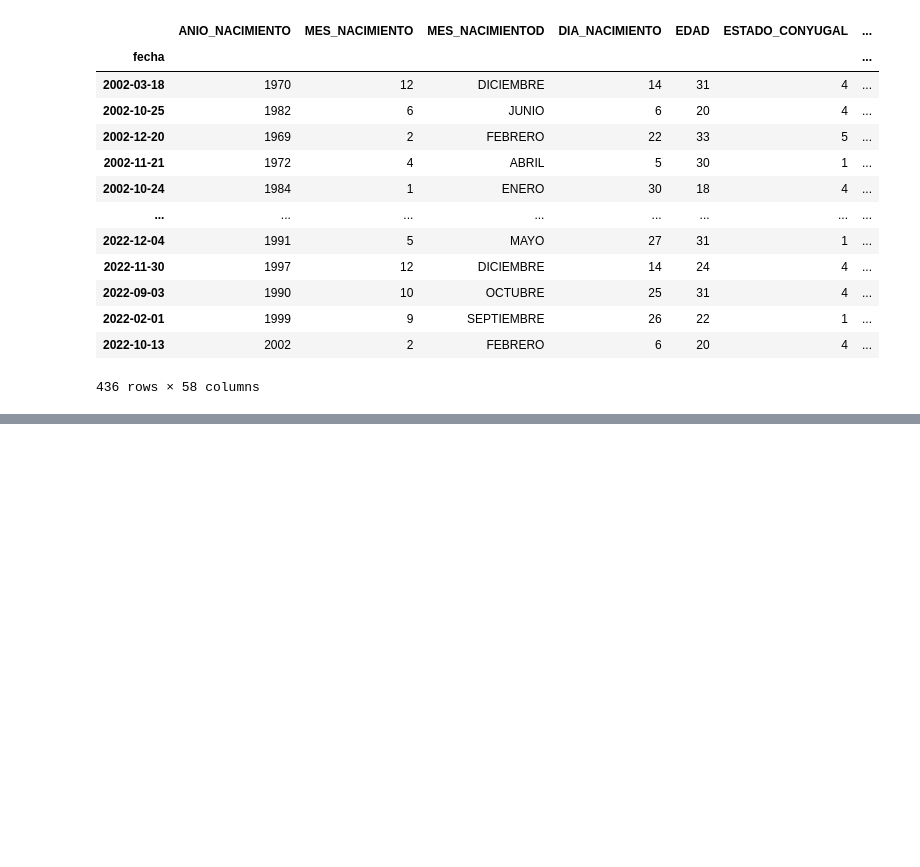
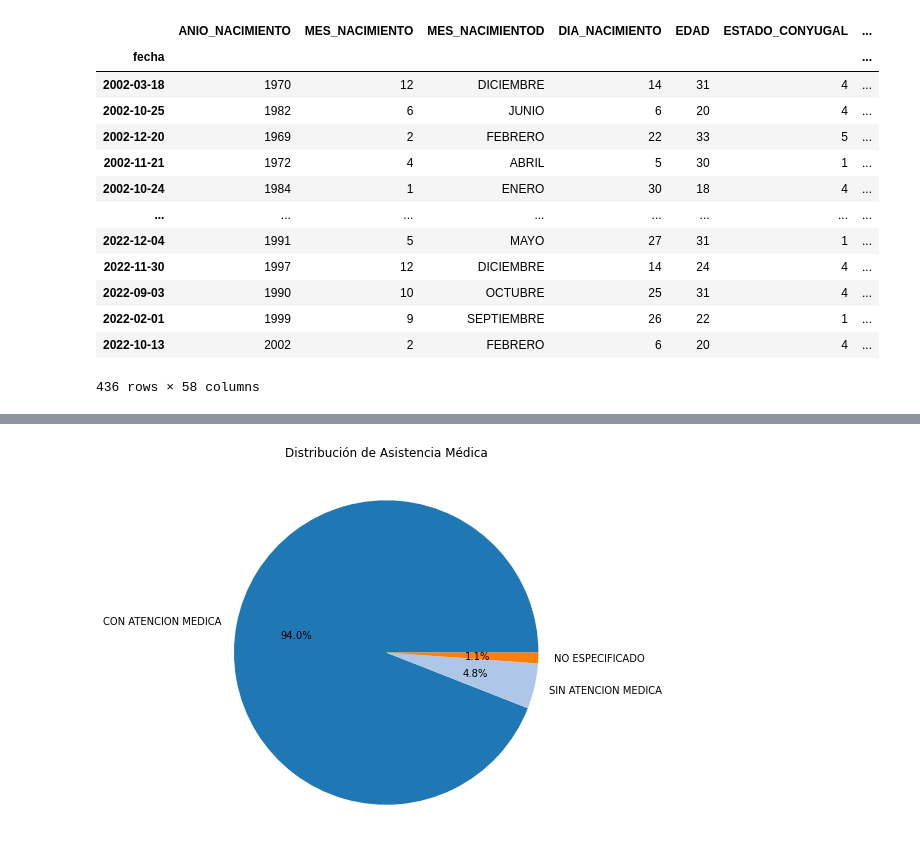
Before and after one commit to JoelPerezD/analisisPandas, a Jupyter notebook: analisis_mortalidadMaterna.ipynb, the cells around one changed output, grey strips where cells are left out. Saved outputs shown, nothing was run; the diff lists cells and outputs as text; code cells hidden in the pictures; blank space fills up the shorter version.

```diff
--- a/analisis_mortalidadMaterna.ipynb
+++ b/analisis_mortalidadMaterna.ipynb
@@ -86,0 +119,10 @@ sonora
+# %%
+conteo_asistencia = sonora['ASISTENCIA_MEDICAD'].value_counts()
+etiquetas = conteo_asistencia.index
+tamaños = conteo_asistencia.values
+plt.figure(figsize=(10, 7))
+plt.pie(tamaños, labels=etiquetas, autopct='%1.1f%%', colors=plt.get_cmap('tab20')(range(len(etiquetas))))
+plt.title('Distribución de Asistencia Médica')
+plt.show()
+# %% [output]
+[figure, added]
```
Also changed, not shown: parts of 4 cells of this notebook.
